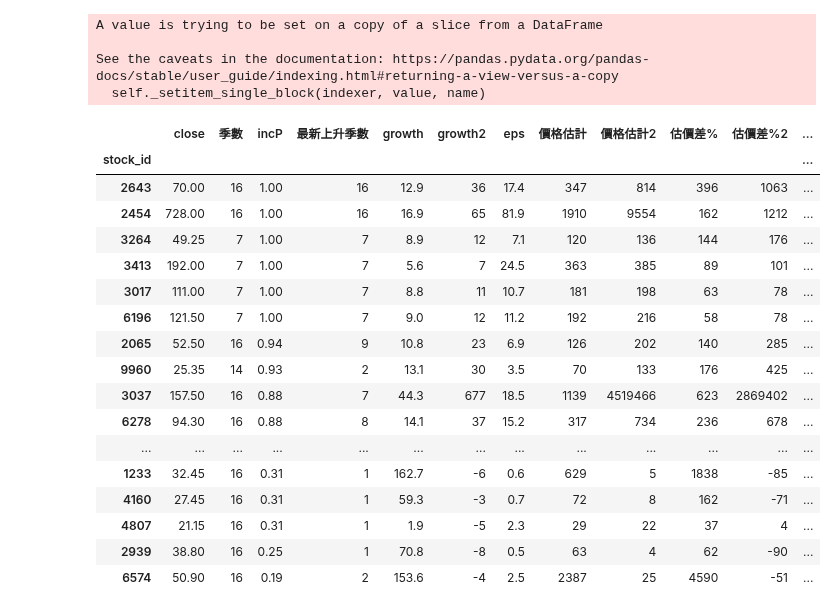
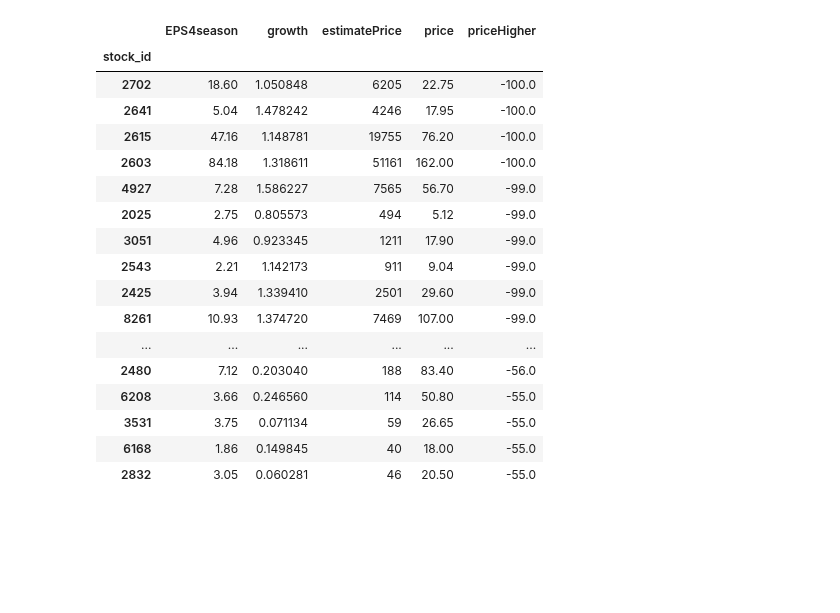
Before and after one commit to pkh-forresthsia/beTrue, a Jupyter notebook: statement.ipynb, the cells around one changed output. Cells and saved outputs as stored; diff of their text form; code cells hidden in the pictures; blank space fills up the shorter version.

Commit message:
growth

```diff
--- a/statement.ipynb
+++ b/statement.ipynb
@@ -66,34 +36,27 @@ pd.merge(periodAnalysis2,Ids,how="inner").sort_values(by='incP',ascending=False)
-# %%
-longPeriodAnalysis1=st.longPeriodAnalysis(periodAnalysis2)
-# %% [output]
-A value is trying to be set on a copy of a slice from a DataFrame
-
-See the caveats in the documentation: https://pandas.pydata.org/pandas-docs/stable/user_guide/indexing.html#returning-a-view-versus-a-copy
-  self._setitem_single_block(indexer, value, name)
-# %%
-ids=InfoId()
-Ids=ids.getId().sort_values(by="stock_id").set_index('stock_id')
-longPeriodAnalysis2=pd.merge(longPeriodAnalysis1,Ids, left_index=True, right_index=True).sort_values(by='incP',ascending=False)
-mask1=longPeriodAnalysis2['估價差%']>30
-mask2=longPeriodAnalysis2['最新上升季數']>0
-longPeriodAnalysis3=longPeriodAnalysis2[(mask1 & mask2)]
-longPeriodAnalysis3.sort_values(by=['incP','估價差%'],ascending=False)
-# %% [output]
-|  | close | 季數 | incP | 最新上升季數 | growth | growth2 | eps | 價格估計 | 價格估計2 | 估價差% | 估價差%2 | ... |
-| stock_id |  |  |  |  |  |  |  |  |  |  |  | ... |
-| 2643 | 70.00 | 16 | 1.00 | 16 | 12.9 | 36 | 17.4 | 347 | 814 | 396 | 1063 | ... |
-| 2454 | 728.00 | 16 | 1.00 | 16 | 16.9 | 65 | 81.9 | 1910 | 9554 | 162 | 1212 | ... |
-| 3264 | 49.25 | 7 | 1.00 | 7 | 8.9 | 12 | 7.1 | 120 | 136 | 144 | 176 | ... |
-| 3413 | 192.00 | 7 | 1.00 | 7 | 5.6 | 7 | 24.5 | 363 | 385 | 89 | 101 | ... |
-| 3017 | 111.00 | 7 | 1.00 | 7 | 8.8 | 11 | 10.7 | 181 | 198 | 63 | 78 | ... |
-| 6196 | 121.50 | 7 | 1.00 | 7 | 9.0 | 12 | 11.2 | 192 | 216 | 58 | 78 | ... |
-| 2065 | 52.50 | 16 | 0.94 | 9 | 10.8 | 23 | 6.9 | 126 | 202 | 140 | 285 | ... |
-| 9960 | 25.35 | 14 | 0.93 | 2 | 13.1 | 30 | 3.5 | 70 | 133 | 176 | 425 | ... |
-| 3037 | 157.50 | 16 | 0.88 | 7 | 44.3 | 677 | 18.5 | 1139 | 4519466 | 623 | 2869402 | ... |
-| 6278 | 94.30 | 16 | 0.88 | 8 | 14.1 | 37 | 15.2 | 317 | 734 | 236 | 678 | ... |
-| ... | ... | ... | ... | ... | ... | ... | ... | ... | ... | ... | ... | ... |
-| 1233 | 32.45 | 16 | 0.31 | 1 | 162.7 | -6 | 0.6 | 629 | 5 | 1838 | -85 | ... |
-| 4160 | 27.45 | 16 | 0.31 | 1 | 59.3 | -3 | 0.7 | 72 | 8 | 162 | -71 | ... |
-| 4807 | 21.15 | 16 | 0.31 | 1 | 1.9 | -5 | 2.3 | 29 | 22 | 37 | 4 | ... |
-| 2939 | 38.80 | 16 | 0.25 | 1 | 70.8 | -8 | 0.5 | 63 | 4 | 62 | -90 | ... |
-| 6574 | 50.90 | 16 | 0.19 | 2 | 153.6 | -4 | 2.5 | 2387 | 25 | 4590 | -51 | ... |
+# %%
+from priceModel import *
+
+dm=DiscountModel()
+# %%
+priceEstimateDifferTable=dm.priceEstimateDifferTable(priceEstimateTable)
+# %%
+priceEstimateDifferTable.sort_values(by='priceHigher')
+# %% [output]
+|  | EPS4season | growth | estimatePrice | price | priceHigher |
+| stock_id |  |  |  |  |  |
+| 2702 | 18.60 | 1.050848 | 6205 | 22.75 | -100.0 |
+| 2641 | 5.04 | 1.478242 | 4246 | 17.95 | -100.0 |
+| 2615 | 47.16 | 1.148781 | 19755 | 76.20 | -100.0 |
+| 2603 | 84.18 | 1.318611 | 51161 | 162.00 | -100.0 |
+| 4927 | 7.28 | 1.586227 | 7565 | 56.70 | -99.0 |
+| 2025 | 2.75 | 0.805573 | 494 | 5.12 | -99.0 |
+| 3051 | 4.96 | 0.923345 | 1211 | 17.90 | -99.0 |
+| 2543 | 2.21 | 1.142173 | 911 | 9.04 | -99.0 |
+| 2425 | 3.94 | 1.339410 | 2501 | 29.60 | -99.0 |
+| 8261 | 10.93 | 1.374720 | 7469 | 107.00 | -99.0 |
+| ... | ... | ... | ... | ... | ... |
+| 2480 | 7.12 | 0.203040 | 188 | 83.40 | -56.0 |
+| 6208 | 3.66 | 0.246560 | 114 | 50.80 | -55.0 |
+| 3531 | 3.75 | 0.071134 | 59 | 26.65 | -55.0 |
+| 6168 | 1.86 | 0.149845 | 40 | 18.00 | -55.0 |
+| 2832 | 3.05 | 0.060281 | 46 | 20.50 | -55.0 |
```
Also changed, not shown: parts of 7 cells of this notebook, 9 other files.
